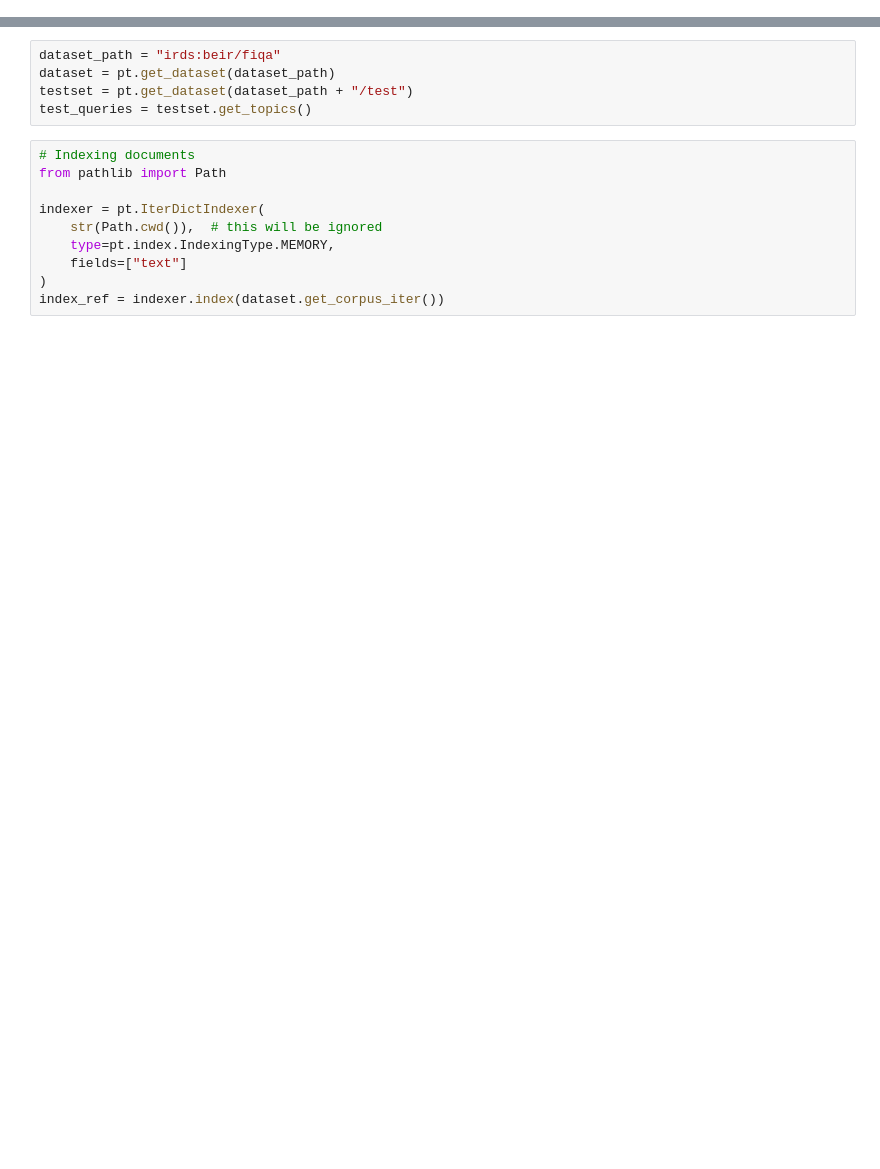
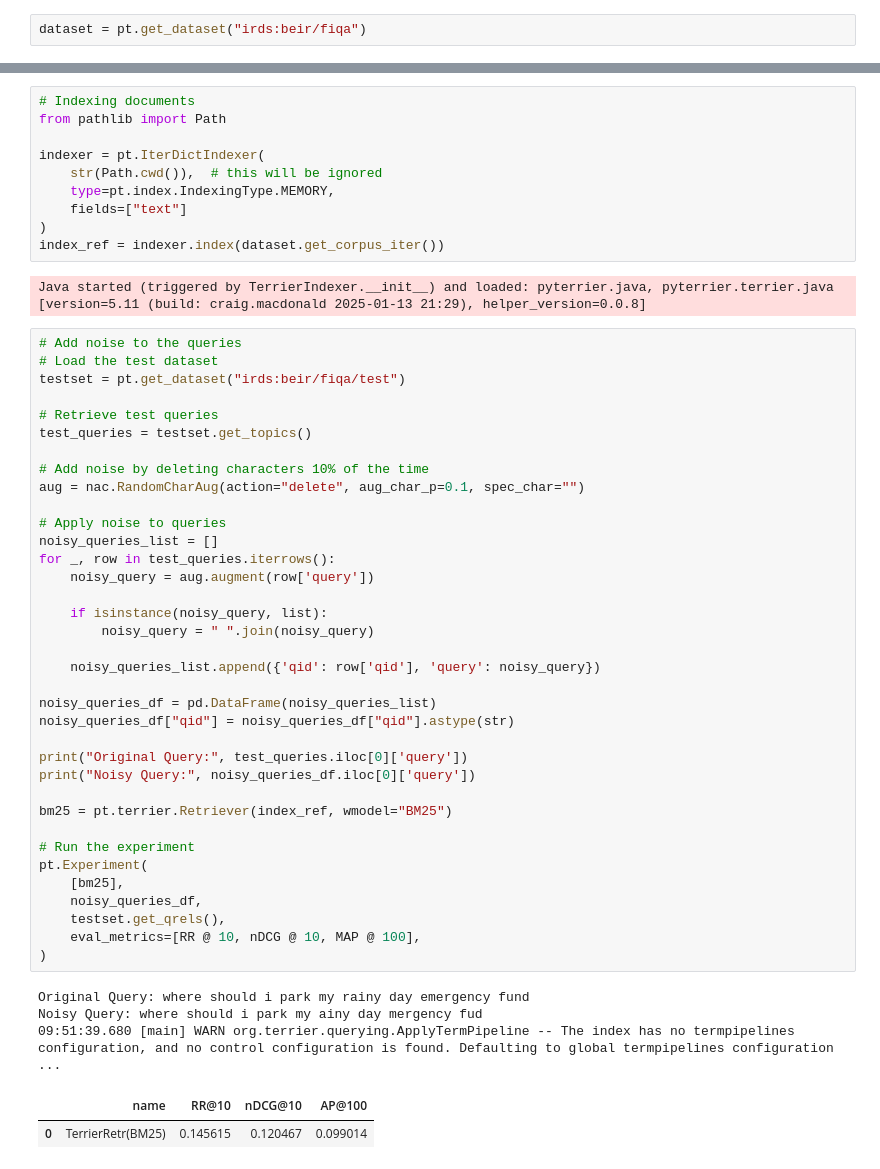
Before and after one commit to begumkoc/IR_Project, a Jupyter notebook: noise_types.ipynb, the cells around one changed output, grey strips where cells are left out. Drawn from its saved outputs; the diff is of its cells as text; blank space fills up the shorter version.

Commit message:
Restores original Begum file

```diff
--- a/noise_types.ipynb
+++ b/noise_types.ipynb
@@ -1 +5,3 @@
+# %%
+dataset = pt.get_dataset("irds:beir/fiqa")
 # %%
@@ -14,8 +17,3 @@ from common_helpers import *
-# %%
-dataset_path = "irds:beir/fiqa"
-dataset = pt.get_dataset(dataset_path)
-testset = pt.get_dataset(dataset_path + "/test")
-test_queries = testset.get_topics()
 # %%
 # Indexing documents
 from pathlib import Path
@@ -26,3 +24,47 @@ indexer = pt.IterDictIndexer(
     fields=["text"]
 )
 index_ref = indexer.index(dataset.get_corpus_iter())
+# %% [output]
+Java started (triggered by TerrierIndexer.__init__) and loaded: pyterrier.java, pyterrier.terrier.java [version=5.11 (build: craig.macdonald 2025-01-13 21:29), helper_version=0.0.8]
+# %%
+# Add noise to the queries
+# Load the test dataset
+testset = pt.get_dataset("irds:beir/fiqa/test")
+
+# Retrieve test queries
+test_queries = testset.get_topics()
+
+# Add noise by deleting characters 10% of the time
+aug = nac.RandomCharAug(action="delete", aug_char_p=0.1, spec_char="")
+
+# Apply noise to queries
+noisy_queries_list = []
+for _, row in test_queries.iterrows():
+    noisy_query = aug.augment(row['query'])
+
+    if isinstance(noisy_query, list):
+        noisy_query = " ".join(noisy_query)
+
+    noisy_queries_list.append({'qid': row['qid'], 'query': noisy_query})
+
+noisy_queries_df = pd.DataFrame(noisy_queries_list)
+noisy_queries_df["qid"] = noisy_queries_df["qid"].astype(str)
+
+print("Original Query:", test_queries.iloc[0]['query'])
+print("Noisy Query:", noisy_queries_df.iloc[0]['query'])
+
+bm25 = pt.terrier.Retriever(index_ref, wmodel="BM25")
+
+# Run the experiment
+pt.Experiment(
+    [bm25],
+    noisy_queries_df,
+    testset.get_qrels(),
+    eval_metrics=[RR @ 10, nDCG @ 10, MAP @ 100],
+)
+# %% [output]
+Original Query: where should i park my rainy day emergency fund
+Noisy Query: where should i park my ainy day mergency fud
+09:51:39.680 [main] WARN org.terrier.querying.ApplyTermPipeline -- The index has no termpipelines configuration, and no control configuration is found. Defaulting to global termpipelines configuration ...
+|  | name | RR@10 | nDCG@10 | AP@100 |
+| 0 | TerrierRetr(BM25) | 0.145615 | 0.120467 | 0.099014 |
```
Also changed, not shown: parts of 15 cells of this notebook.
